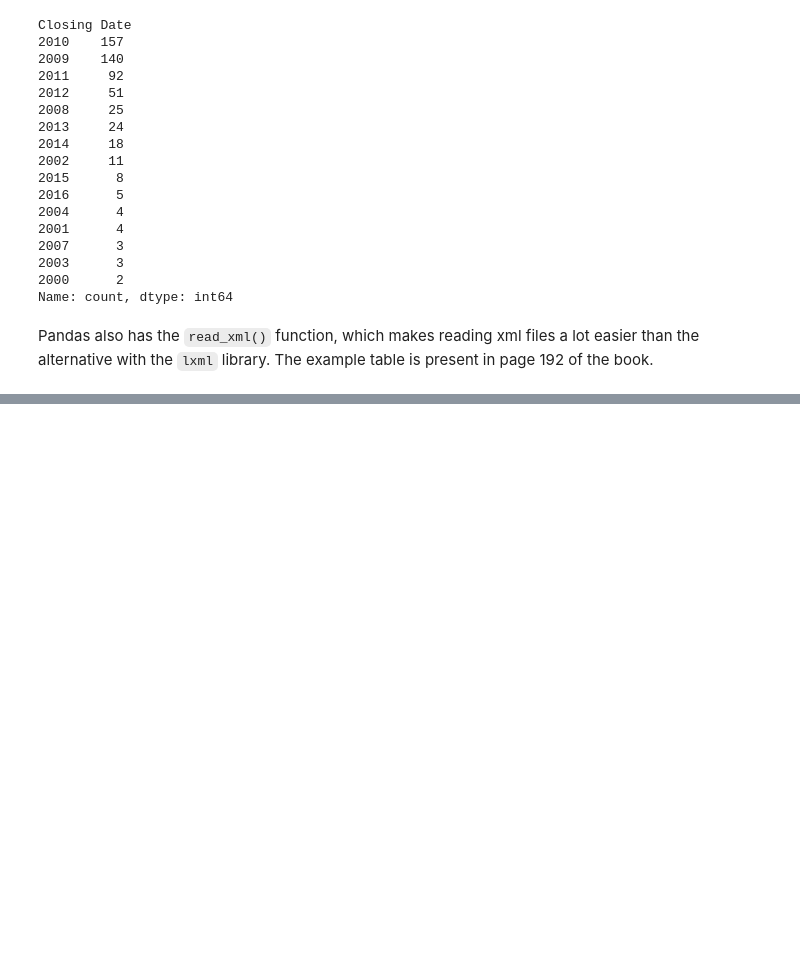
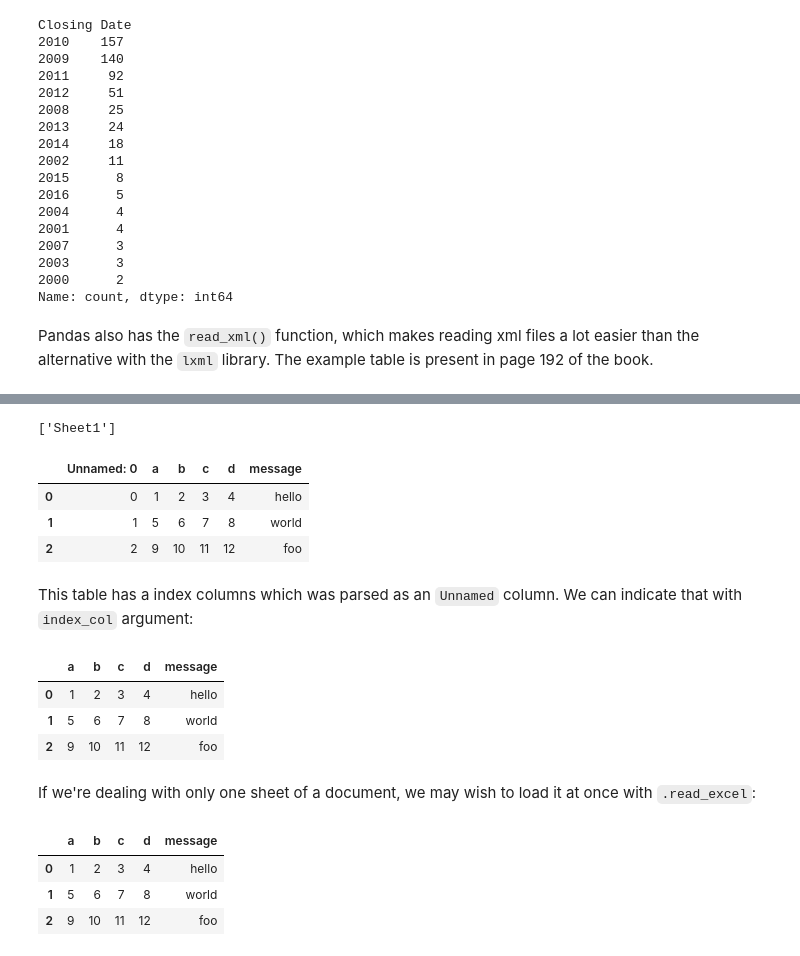
Before and after one commit to guinbraga/Python-for-Data-Analysis, a Jupyter notebook: 6-reading_files/1_reading_writing.ipynb, the cells around one changed output, grey strips where cells are left out. Drawn from its saved outputs; the diff is of its cells as text; code cells hidden in the pictures; blank space fills up the shorter version.

```diff
--- a/6-reading_files/1_reading_writing.ipynb
+++ b/6-reading_files/1_reading_writing.ipynb
@@ -444,0 +484,34 @@ table is present in page 192 of the book.
+# %%
+import pandas as pd
+xlsx = pd.ExcelFile('../pydata-book/examples/ex1.xlsx')
+xlsx.sheet_names
+# %% [output]
+['Sheet1']
+# %%
+xlsx.parse(sheet_name='Sheet1')
+# %% [output]
+|  | Unnamed: 0 | a | b | c | d | message |
+| 0 | 0 | 1 | 2 | 3 | 4 | hello |
+| 1 | 1 | 5 | 6 | 7 | 8 | world |
+| 2 | 2 | 9 | 10 | 11 | 12 | foo |
+# %% [markdown]
+This table has a index columns which was parsed as an `Unnamed` column.
+We can indicate that with `index_col` argument:
+# %%
+xlsx.parse(sheet_name='Sheet1', index_col=0 )
+# %% [output]
+|  | a | b | c | d | message |
+| 0 | 1 | 2 | 3 | 4 | hello |
+| 1 | 5 | 6 | 7 | 8 | world |
+| 2 | 9 | 10 | 11 | 12 | foo |
+# %% [markdown]
+If we're dealing with only one sheet of a document, we may wish to
+load it at once with `.read_excel`:
+# %%
+frame = pd.read_excel('../pydata-book/examples/ex1.xlsx', sheet_name='Sheet1', index_col=0)
+frame
+# %% [output]
+|  | a | b | c | d | message |
+| 0 | 1 | 2 | 3 | 4 | hello |
+| 1 | 5 | 6 | 7 | 8 | world |
+| 2 | 9 | 10 | 11 | 12 | foo |
```
Also changed, not shown: parts of 29 cells of this notebook, 1 other file.
